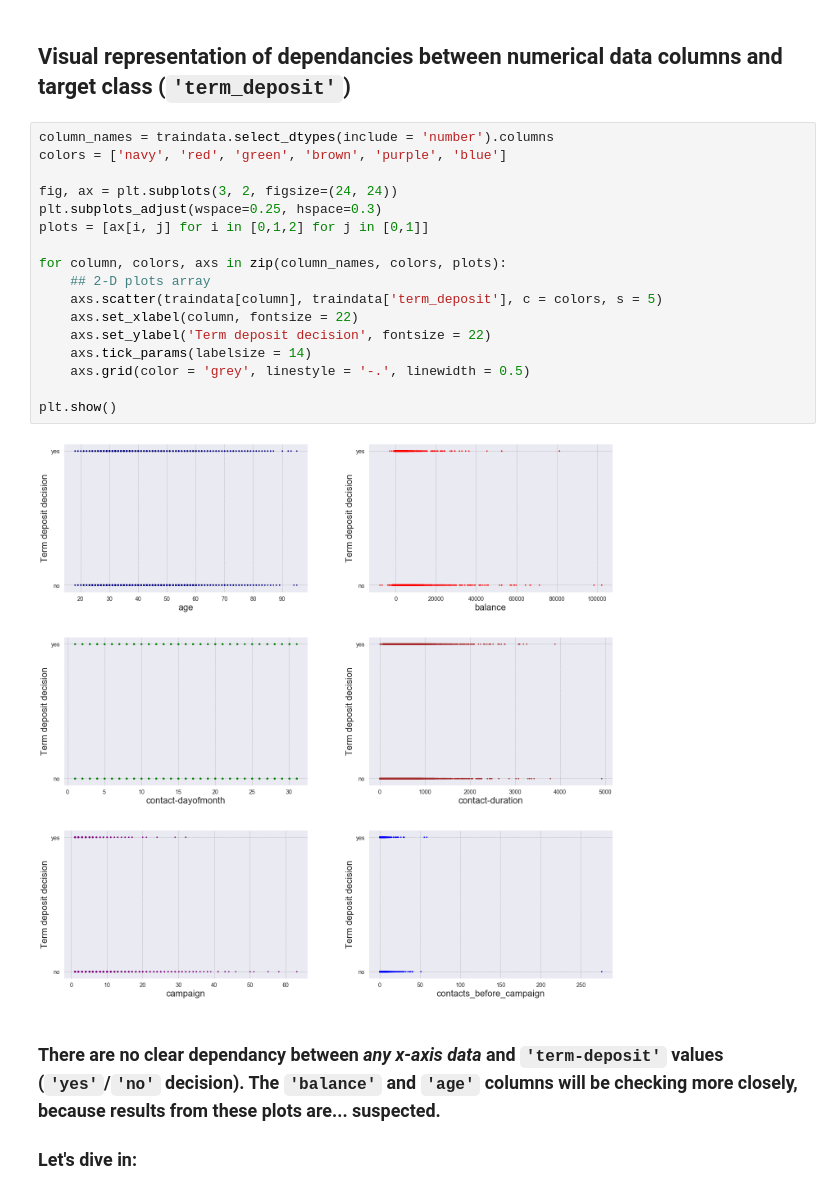
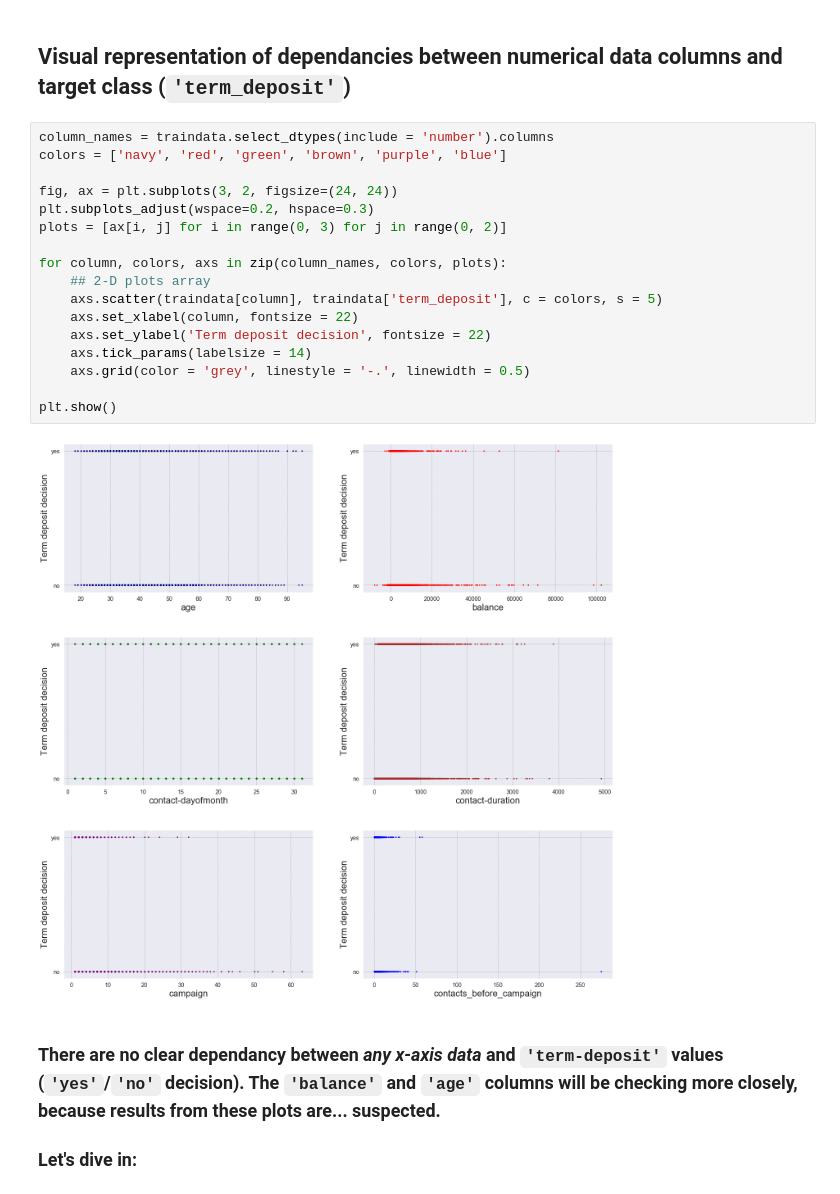
Before and after one commit to KrzysztofSobota/bank_credit_decision, a Jupyter notebook: bank_customers_survey.ipynb, the cells around one changed output. Cells and saved outputs as stored; diff of their text form.

```diff
--- a/bank_customers_survey.ipynb
+++ b/bank_customers_survey.ipynb
@@ -179,22 +178,22 @@ testdata = testdata.drop('past_days_call', axis=1)
 # %%
 column_names = traindata.select_dtypes(include = 'number').columns
 colors = ['navy', 'red', 'green', 'brown', 'purple', 'blue']
 
 fig, ax = plt.subplots(3, 2, figsize=(24, 24))
-plt.subplots_adjust(wspace=0.25, hspace=0.3)
-plots = [ax[i, j] for i in [0,1,2] for j in [0,1]]
+plt.subplots_adjust(wspace=0.2, hspace=0.3)
+plots = [ax[i, j] for i in range(0, 3) for j in range(0, 2)]
 
 for column, colors, axs in zip(column_names, colors, plots):
     ## 2-D plots array
     axs.scatter(traindata[column], traindata['term_deposit'], c = colors, s = 5)
     axs.set_xlabel(column, fontsize = 22)
     axs.set_ylabel('Term deposit decision', fontsize = 22)
     axs.tick_params(labelsize = 14)
     axs.grid(color = 'grey', linestyle = '-.', linewidth = 0.5)
 
 plt.show()
 # %% [output]
-[figure, old version]
+[figure, new version]
 # %% [markdown]
 ### There are no clear dependancy between ***any x-axis data*** and `'term-deposit'` values (`'yes'`/`'no'` decision). The `'balance'` and `'age'` columns will be checking more closely, because results from these plots are... suspected.
 ### Let's dive in:
```
Also changed, not shown: parts of 38 cells of this notebook, 1 other file.
